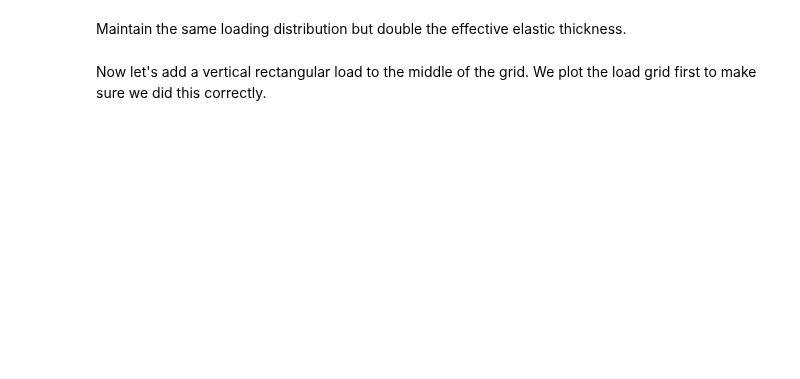
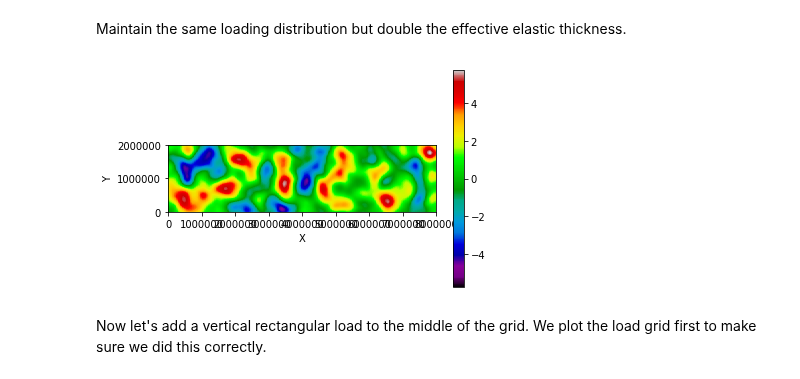
Before and after one commit to landlab/tutorials, a Jupyter notebook: flexure/lots_of_loads.ipynb, the cells around one changed output. Saved outputs shown, nothing was run; the diff lists cells and outputs as text; code cells hidden in the pictures; blank space fills up the shorter version.

```diff
--- a/flexure/lots_of_loads.ipynb
+++ b/flexure/lots_of_loads.ipynb
@@ -89,8 +116,10 @@ Maintain the same loading distribution but double the effective elastic thicknes
 # %%
 flex.eet *= 2.
 flex.update(n_procs=4)
 imshow_grid(grid, 'lithosphere_surface__elevation_increment', symmetric_cbar=True,
-            cmap='spectral', show=True)
+            cmap='nipy_spectral', show=True)
+# %% [output]
+[figure, added]
 # %% [markdown]
 Now let's add a vertical rectangular load to the middle of the grid.  We plot the load grid first to make sure we did this correctly.
 # %%
```
Also changed, not shown: parts of 10 cells of this notebook.
